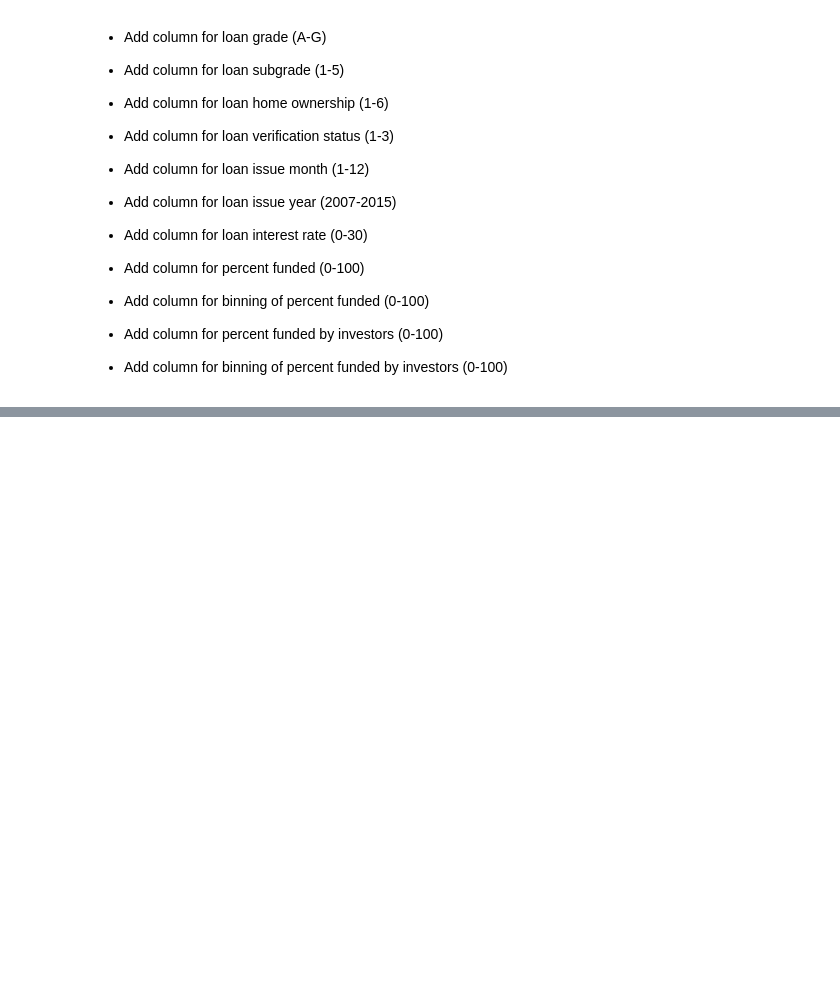
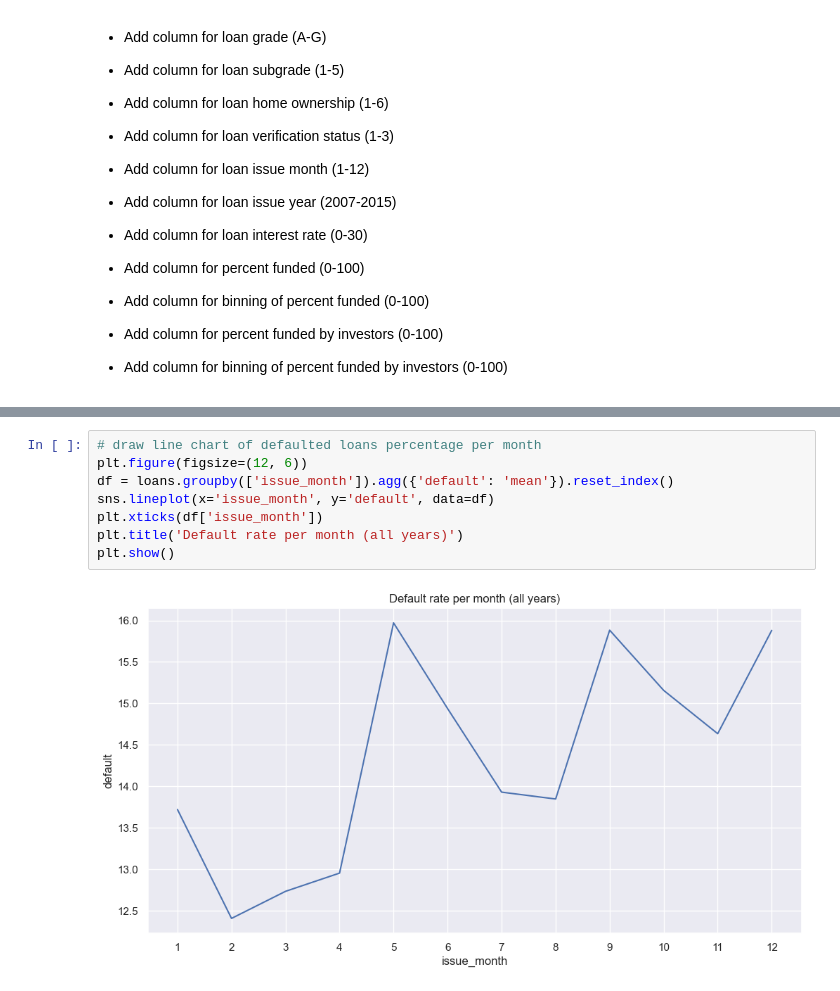
Before and after one commit to ChaitanyaVootla/LoanCaseStudy, a Jupyter notebook: Loan.ipynb, the cells around one changed output, grey strips where cells are left out. Cells and saved outputs as stored; diff of their text form; blank space fills up the shorter version.

```diff
--- a/Loan.ipynb
+++ b/Loan.ipynb
@@ -375,0 +241,10 @@ plt.show()
+# %%
+# draw line chart of defaulted loans percentage per month
+plt.figure(figsize=(12, 6))
+df = loans.groupby(['issue_month']).agg({'default': 'mean'}).reset_index()
+sns.lineplot(x='issue_month', y='default', data=df)
+plt.xticks(df['issue_month'])
+plt.title('Default rate per month (all years)')
+plt.show()
+# %% [output]
+[figure, added]
```
Also changed, not shown: parts of 55 cells of this notebook.
